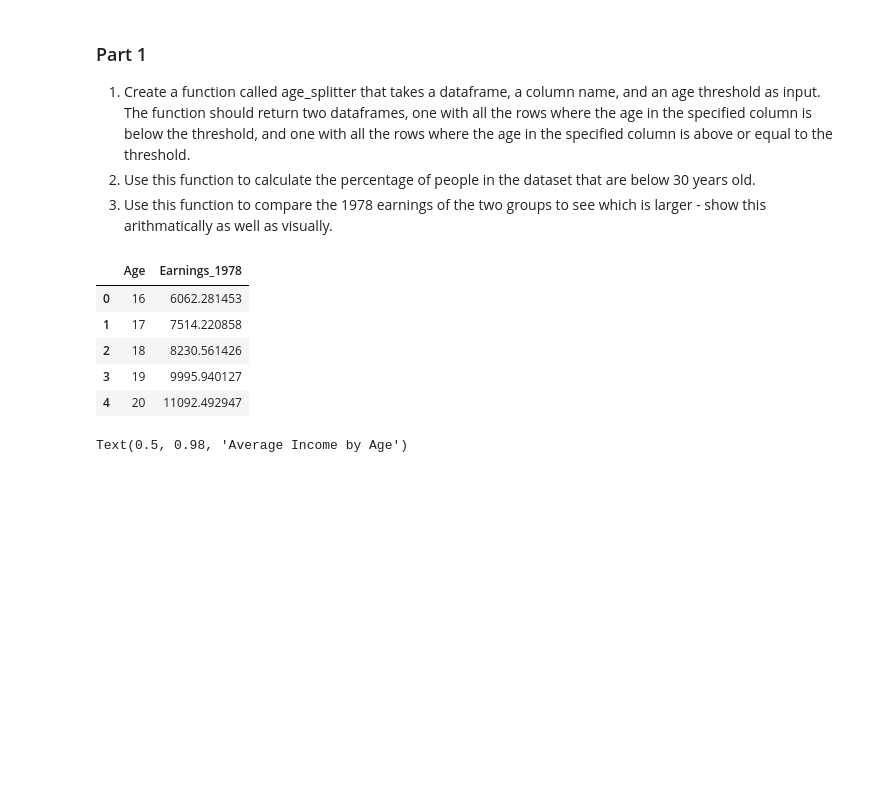
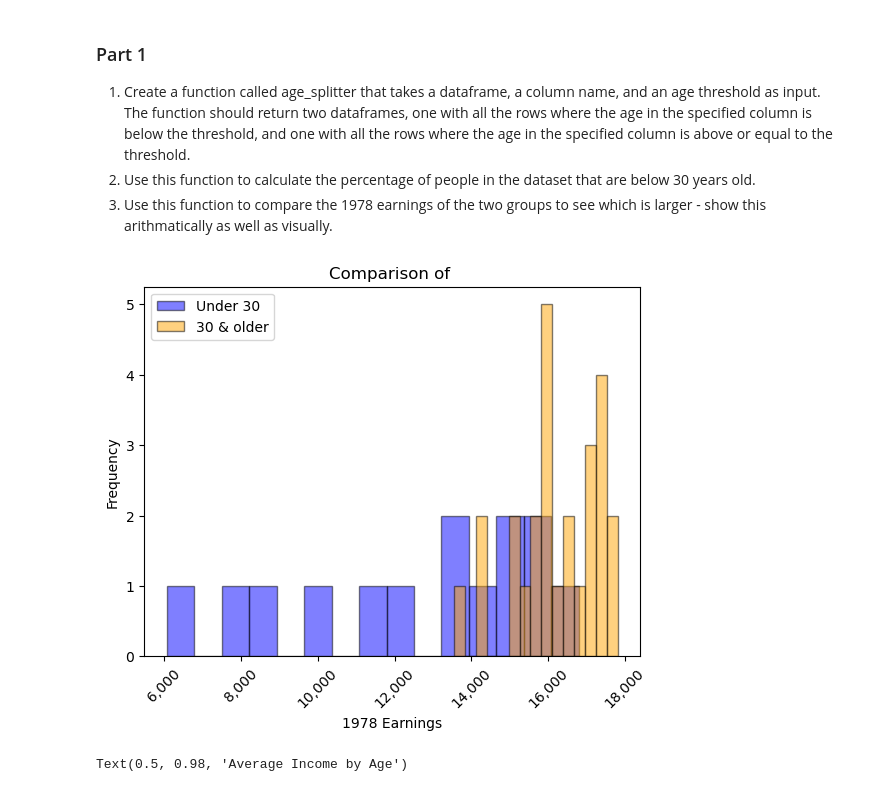
Before and after one commit to AkeemSemperDataScience/data3450-assignment-1-mlsiebold, a Jupyter notebook: START_Asn_1_2025.ipynb, the cells around one changed output. Saved outputs shown, nothing was run; the diff lists cells and outputs as text; code cells hidden in the pictures; blank space fills up the shorter version.

```diff
--- a/START_Asn_1_2025.ipynb
+++ b/START_Asn_1_2025.ipynb
@@ -73,24 +73,39 @@ under_30 = "{:.2%}".format(df_below['Age'].count() / df['Age'].count())
 # 3 - 1978 Earnings Comparison
 
 earn_below = df_below.groupby(df_below['Age'])['Earnings_1978'].mean()                 # Calculate average income by age. Creates series.
-df_earn_below = earn_below.to_frame().reset_index()                                    # Convert to dataframe
+df_earn_below = earn_below.to_frame().reset_index()                                    # Convert back to dataframe
 df_earn_below.head()
 
-#earn_above = df_above_equal.groupby(df_above_equal['Age'])['Earnings_1978'].mean()
-#df_earn_above = earn_above.to_frame().reset_index()
+earn_above = df_above_equal.groupby(df_above_equal['Age'])['Earnings_1978'].mean()
+df_earn_above = earn_above.to_frame().reset_index()
 #df_earn_above.head()
 #print("\nAverage Earnings of Those Under 30:\n", earn_below)
 #print("\nAverage Earnings of Those 30 and Older:\n", earn_above)
 
 
 # INCOMPLETE
-# %% [output]
-|  | Age | Earnings_1978 |
-| 0 | 16 | 6062.281453 |
-| 1 | 17 | 7514.220858 |
-| 2 | 18 | 8230.561426 |
-| 3 | 19 | 9995.940127 |
-| 4 | 20 | 11092.492947 |
+# %%
+import matplotlib.pyplot as plt
+import matplotlib.ticker as tk
+
+fig, ax = plt.subplots()
+
+# Plot histograms overlaid
+ax.hist(df_earn_below['Earnings_1978'], bins=15, alpha=0.5, label='Under 30', color='blue', edgecolor='black')    # Note: alpha=0.5 makes the bars semi
+ax.hist(df_earn_above['Earnings_1978'], bins=15, alpha=0.5, label='30 & older', color='orange', edgecolor='black')
+
+ax.set_title('Comparison of ')
+ax.set_xlabel('1978 Earnings')
+ax.set_ylabel('Frequency')
+ax.legend()
+plt.xticks(rotation=45)
+
+formatter = tk.StrMethodFormatter('{x:,.0f}')  # Format as an integer with comma
+ax.xaxis.set_major_formatter(formatter)
+
+plt.show()
+# %% [output]
+[figure, added]
 # %%
 import matplotlib.pyplot as plt
 
```
Also changed, not shown: 1 other file.
